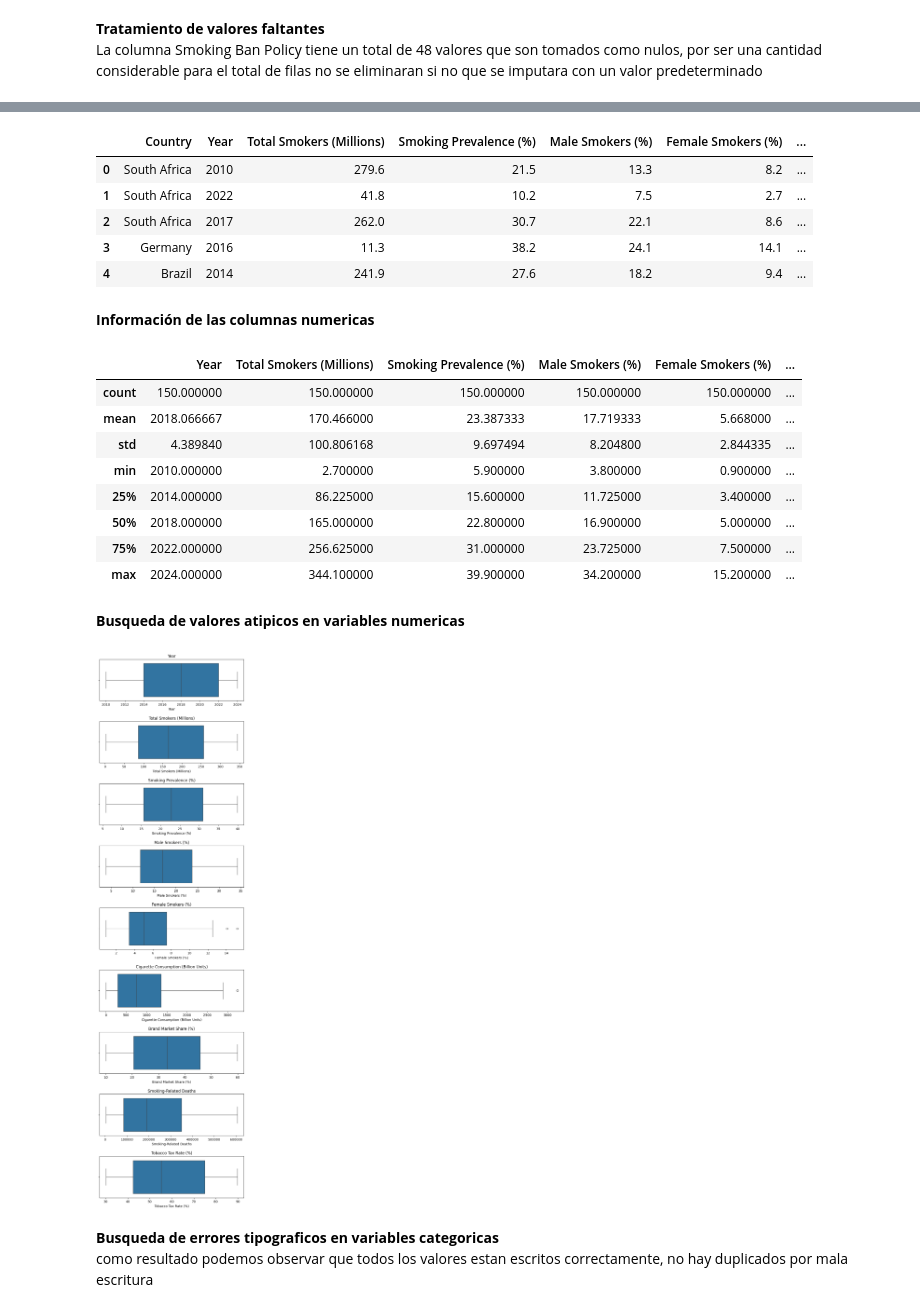
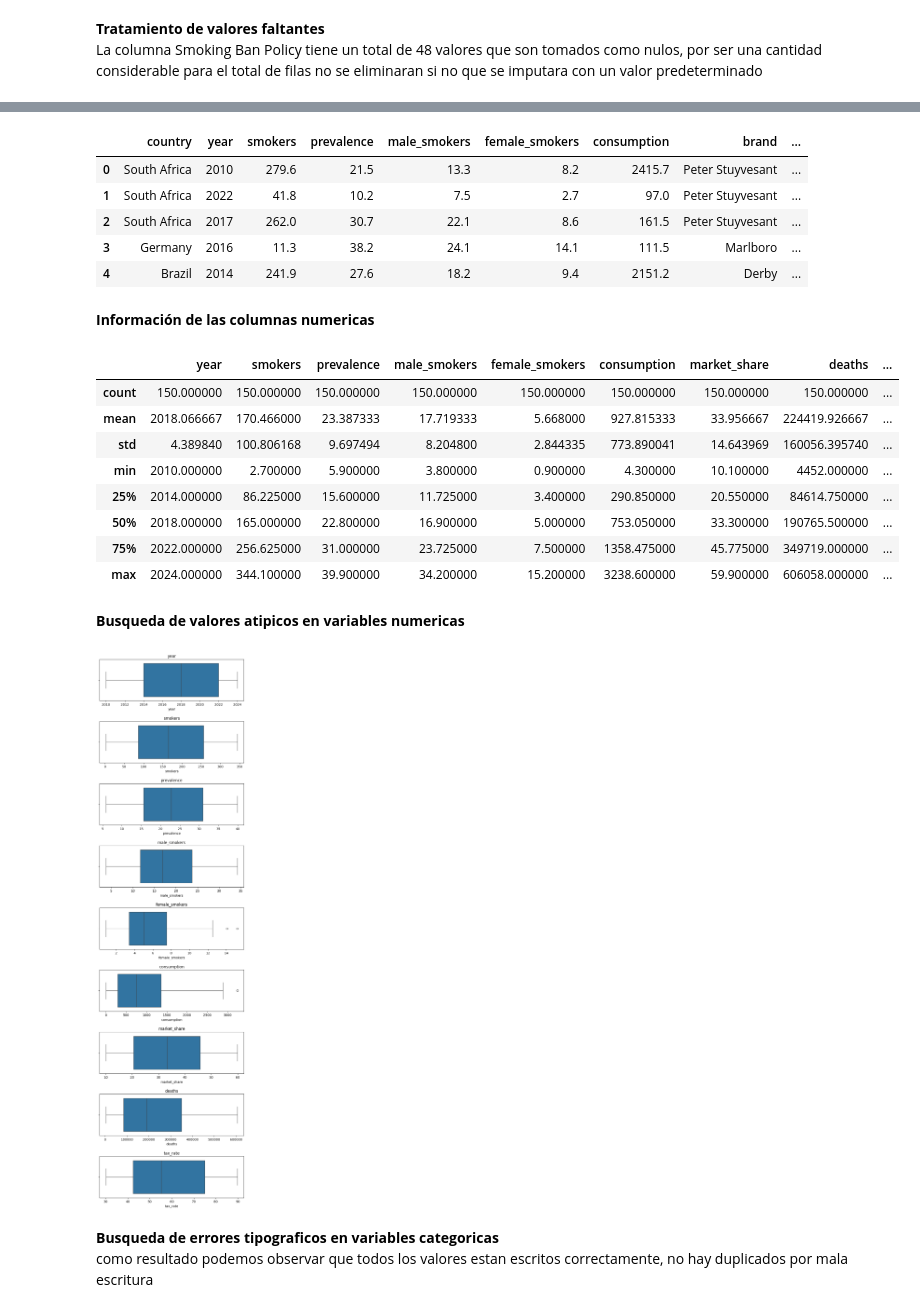
Before and after one commit to ever07/smokingdata, a Jupyter notebook: Limpieza de datos.ipynb, the cells around one changed output, grey strips where cells are left out. Saved outputs shown, nothing was run; the diff lists cells and outputs as text; code cells hidden in the pictures.

Commit message:
Actualización de columnas

```diff
--- a/Limpieza de datos.ipynb
+++ b/Limpieza de datos.ipynb
@@ -22,0 +25,8 @@ data.head()
+# %%
+new_columns = ['country', 'year', 'smokers', 'prevalence',
+               'male_smokers', 'female_smokers', 'consumption',
+               'brand', 'market_share', 'deaths',
+               'tax_rate', 'ban_policy']
+
+data.columns = new_columns
+data.head()
@@ -89,41 +106,41 @@ dtype: int64
 # %%
 data.head()
 # %% [output]
-|  | Country | Year | Total Smokers (Millions) | Smoking Prevalence (%) | Male Smokers (%) | Female Smokers (%) | ... |
-| 0 | South Africa | 2010 | 279.6 | 21.5 | 13.3 | 8.2 | ... |
-| 1 | South Africa | 2022 | 41.8 | 10.2 | 7.5 | 2.7 | ... |
-| 2 | South Africa | 2017 | 262.0 | 30.7 | 22.1 | 8.6 | ... |
-| 3 | Germany | 2016 | 11.3 | 38.2 | 24.1 | 14.1 | ... |
-| 4 | Brazil | 2014 | 241.9 | 27.6 | 18.2 | 9.4 | ... |
+|  | country | year | smokers | prevalence | male_smokers | female_smokers | consumption | brand | ... |
+| 0 | South Africa | 2010 | 279.6 | 21.5 | 13.3 | 8.2 | 2415.7 | Peter Stuyvesant | ... |
+| 1 | South Africa | 2022 | 41.8 | 10.2 | 7.5 | 2.7 | 97.0 | Peter Stuyvesant | ... |
+| 2 | South Africa | 2017 | 262.0 | 30.7 | 22.1 | 8.6 | 161.5 | Peter Stuyvesant | ... |
+| 3 | Germany | 2016 | 11.3 | 38.2 | 24.1 | 14.1 | 111.5 | Marlboro | ... |
+| 4 | Brazil | 2014 | 241.9 | 27.6 | 18.2 | 9.4 | 2151.2 | Derby | ... |
 # %% [markdown]
 **Información de las columnas numericas**
 # %%
 data.describe()
 # %% [output]
-|  | Year | Total Smokers (Millions) | Smoking Prevalence (%) | Male Smokers (%) | Female Smokers (%) | ... |
-| count | 150.000000 | 150.000000 | 150.000000 | 150.000000 | 150.000000 | ... |
-| mean | 2018.066667 | 170.466000 | 23.387333 | 17.719333 | 5.668000 | ... |
-| std | 4.389840 | 100.806168 | 9.697494 | 8.204800 | 2.844335 | ... |
-| min | 2010.000000 | 2.700000 | 5.900000 | 3.800000 | 0.900000 | ... |
-| 25% | 2014.000000 | 86.225000 | 15.600000 | 11.725000 | 3.400000 | ... |
-| 50% | 2018.000000 | 165.000000 | 22.800000 | 16.900000 | 5.000000 | ... |
-| 75% | 2022.000000 | 256.625000 | 31.000000 | 23.725000 | 7.500000 | ... |
-| max | 2024.000000 | 344.100000 | 39.900000 | 34.200000 | 15.200000 | ... |
+|  | year | smokers | prevalence | male_smokers | female_smokers | consumption | market_share | deaths | ... |
+| count | 150.000000 | 150.000000 | 150.000000 | 150.000000 | 150.000000 | 150.000000 | 150.000000 | 150.000000 | ... |
+| mean | 2018.066667 | 170.466000 | 23.387333 | 17.719333 | 5.668000 | 927.815333 | 33.956667 | 224419.926667 | ... |
+| std | 4.389840 | 100.806168 | 9.697494 | 8.204800 | 2.844335 | 773.890041 | 14.643969 | 160056.395740 | ... |
+| min | 2010.000000 | 2.700000 | 5.900000 | 3.800000 | 0.900000 | 4.300000 | 10.100000 | 4452.000000 | ... |
+| 25% | 2014.000000 | 86.225000 | 15.600000 | 11.725000 | 3.400000 | 290.850000 | 20.550000 | 84614.750000 | ... |
+| 50% | 2018.000000 | 165.000000 | 22.800000 | 16.900000 | 5.000000 | 753.050000 | 33.300000 | 190765.500000 | ... |
+| 75% | 2022.000000 | 256.625000 | 31.000000 | 23.725000 | 7.500000 | 1358.475000 | 45.775000 | 349719.000000 | ... |
+| max | 2024.000000 | 344.100000 | 39.900000 | 34.200000 | 15.200000 | 3238.600000 | 59.900000 | 606058.000000 | ... |
 # %% [markdown]
 **Busqueda de valores atipicos en variables numericas**
 # %%
-cols_num = ['Year', 'Total Smokers (Millions)', 'Smoking Prevalence (%)', 'Male Smokers (%)',
-            'Female Smokers (%)', 'Cigarette Consumption (Billion Units)', 'Brand Market Share (%)',
-            'Smoking-Related Deaths', 'Tobacco Tax Rate (%)']
+cols_num = ['year', 'smokers', 'prevalence', 'male_smokers',
+            'female_smokers', 'consumption', 'market_share',
+            'deaths', 'tax_rate']
 
 fig, ax = plt.subplots(nrows=9, ncols=1, figsize=(8, 30))
 fig.subplots_adjust(hspace=0.5)
 
 for i, col in enumerate(cols_num):
   sns.boxplot(x=col, data=data, ax=ax[i])
   ax[i].set_title(col)
 # %% [output]
-[figure, old version]
+[figure, new version]
 # %% [markdown]
 **Busqueda de errores tipograficos en variables categoricas**
 como resultado podemos observar que todos los valores estan escritos correctamente,
```
Also changed, not shown: parts of 7 cells of this notebook.
